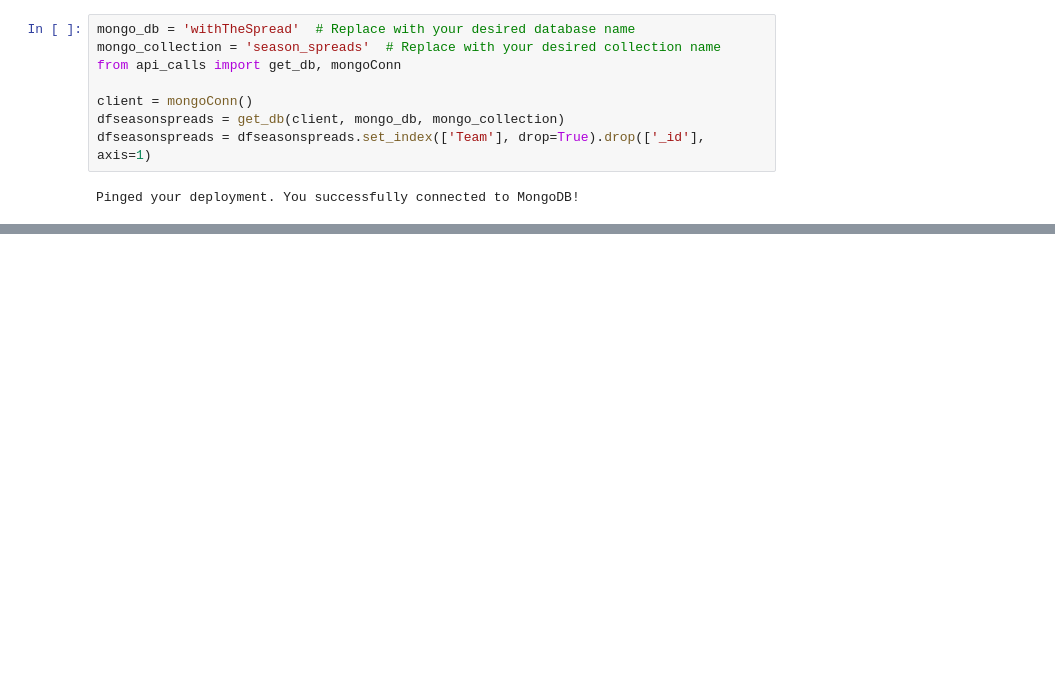
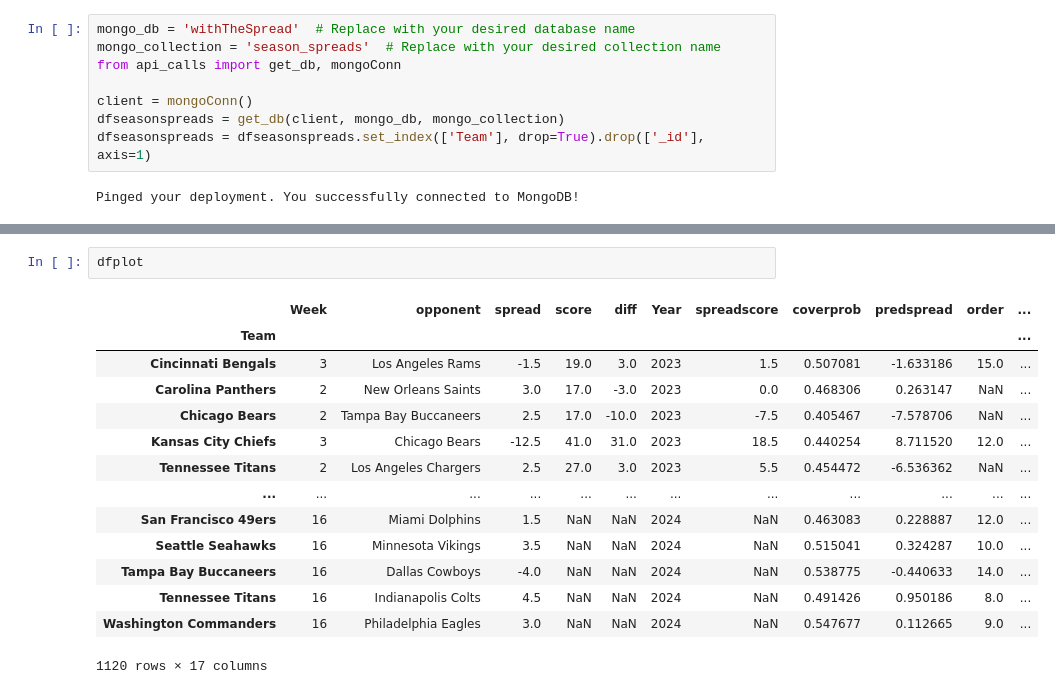
Before and after one commit to jackehogan/withthespread, a Jupyter notebook: checkCover.ipynb, the cells around one changed output, grey strips where cells are left out. Saved outputs shown, nothing was run; the diff lists cells and outputs as text; blank space fills up the shorter version.

```diff
--- a/checkCover.ipynb
+++ b/checkCover.ipynb
@@ -81,0 +82,17 @@ dfseasonspreads
+# %%
+dfplot
+# %% [output]
+|  | Week | opponent | spread | score | diff | Year | spreadscore | coverprob | predspread | order | ... |
+| Team |  |  |  |  |  |  |  |  |  |  | ... |
+| Cincinnati Bengals | 3 | Los Angeles Rams | -1.5 | 19.0 | 3.0 | 2023 | 1.5 | 0.507081 | -1.633186 | 15.0 | ... |
+| Carolina Panthers | 2 | New Orleans Saints | 3.0 | 17.0 | -3.0 | 2023 | 0.0 | 0.468306 | 0.263147 | NaN | ... |
+| Chicago Bears | 2 | Tampa Bay Buccaneers | 2.5 | 17.0 | -10.0 | 2023 | -7.5 | 0.405467 | -7.578706 | NaN | ... |
+| Kansas City Chiefs | 3 | Chicago Bears | -12.5 | 41.0 | 31.0 | 2023 | 18.5 | 0.440254 | 8.711520 | 12.0 | ... |
+| Tennessee Titans | 2 | Los Angeles Chargers | 2.5 | 27.0 | 3.0 | 2023 | 5.5 | 0.454472 | -6.536362 | NaN | ... |
+| ... | ... | ... | ... | ... | ... | ... | ... | ... | ... | ... | ... |
+| San Francisco 49ers | 16 | Miami Dolphins | 1.5 | NaN | NaN | 2024 | NaN | 0.463083 | 0.228887 | 12.0 | ... |
+| Seattle Seahawks | 16 | Minnesota Vikings | 3.5 | NaN | NaN | 2024 | NaN | 0.515041 | 0.324287 | 10.0 | ... |
+| Tampa Bay Buccaneers | 16 | Dallas Cowboys | -4.0 | NaN | NaN | 2024 | NaN | 0.538775 | -0.440633 | 14.0 | ... |
+| Tennessee Titans | 16 | Indianapolis Colts | 4.5 | NaN | NaN | 2024 | NaN | 0.491426 | 0.950186 | 8.0 | ... |
+| Washington Commanders | 16 | Philadelphia Eagles | 3.0 | NaN | NaN | 2024 | NaN | 0.547677 | 0.112665 | 9.0 | ... |
+1120 rows × 17 columns
```
Also changed, not shown: parts of 7 cells of this notebook, 29 other files.
